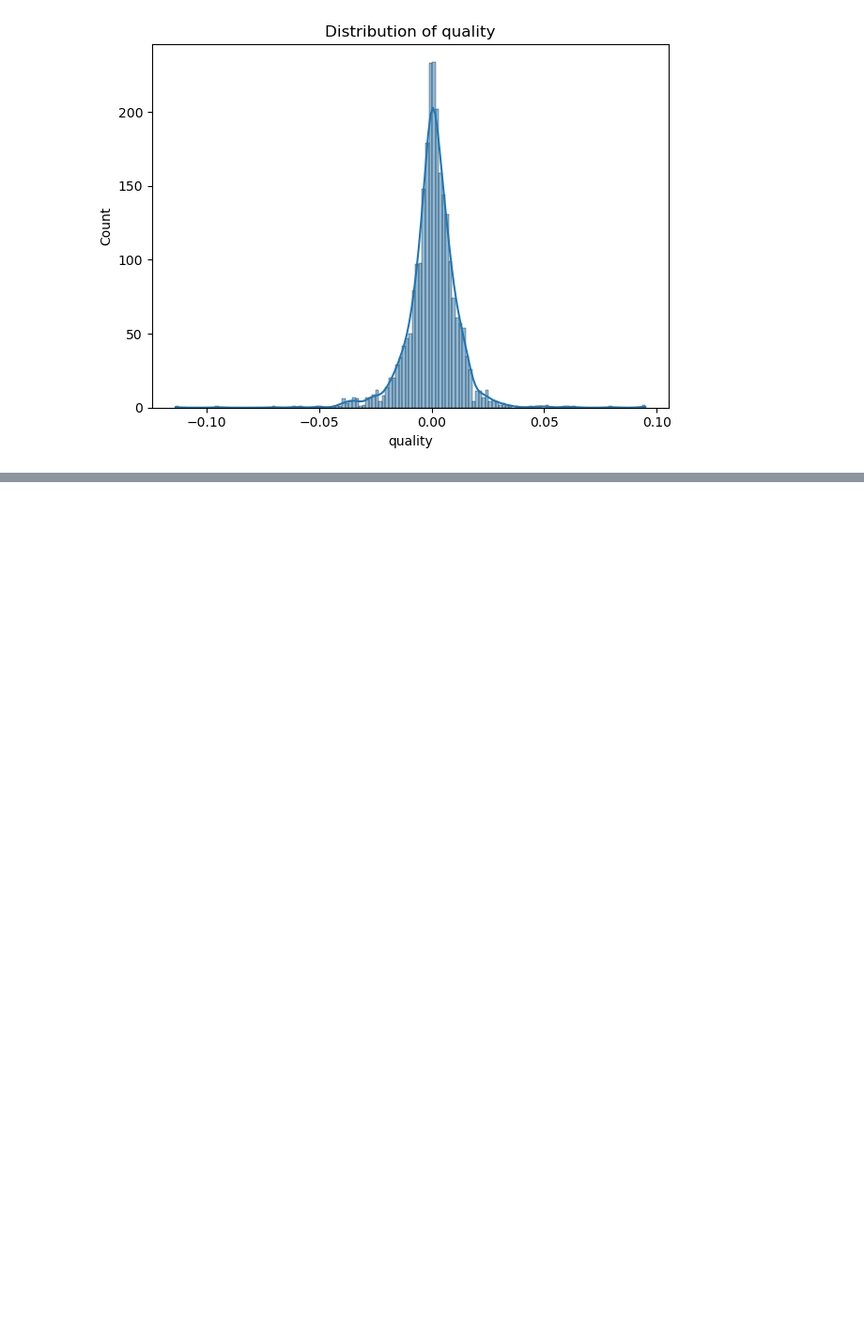
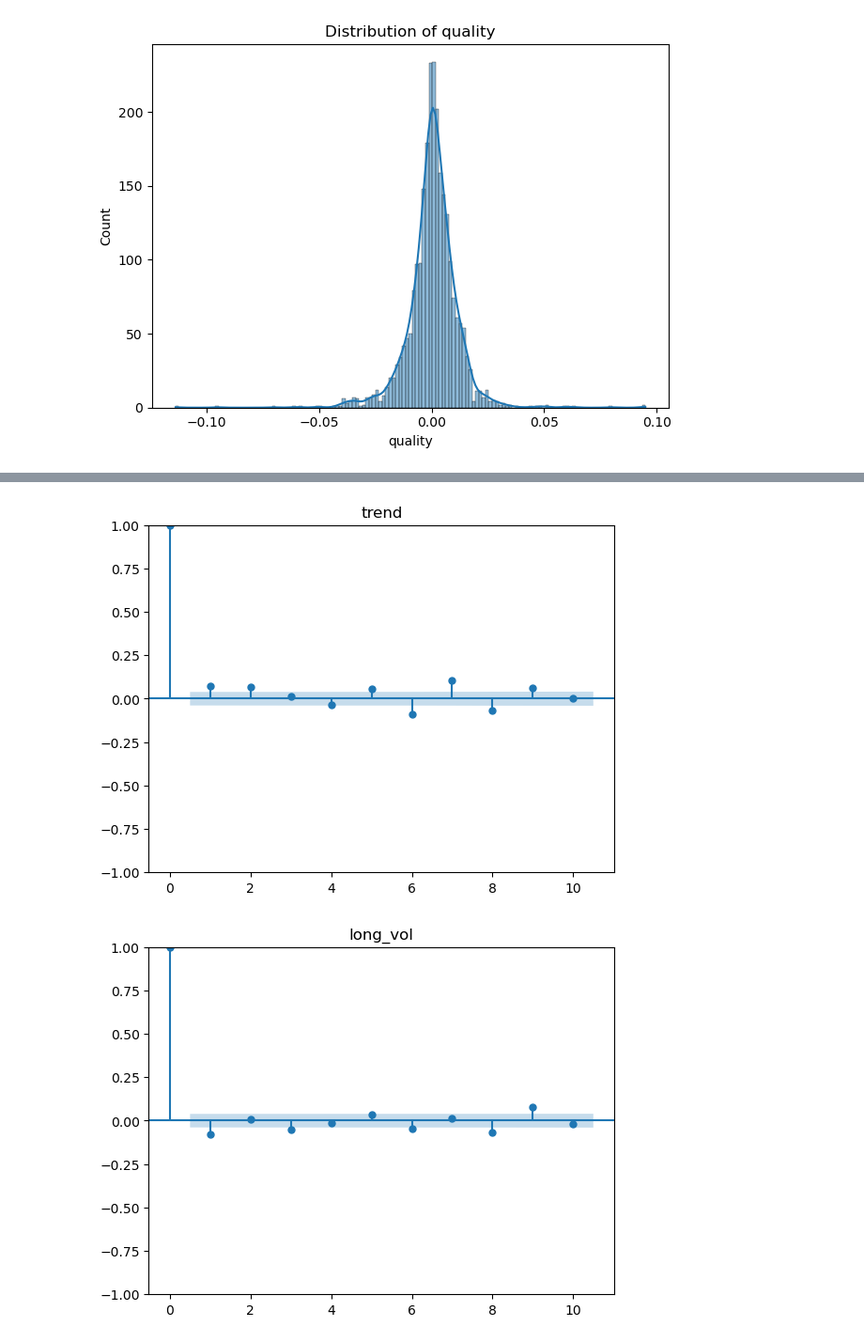
Before and after one commit to jennycpark-ucb/mids-w207-foursigma, a Jupyter notebook: data/eda_jenny.ipynb, the cells around one changed output, grey strips where cells are left out. Shown at 94% size. Cells and saved outputs as stored; diff of their text form; code cells hidden in the pictures; blank space fills up the shorter version.

```diff
--- a/data/eda_jenny.ipynb
+++ b/data/eda_jenny.ipynb
@@ -114,0 +132,21 @@ sns.pairplot(return_df, diag_kind='kde')
+# %%
+from statsmodels.graphics.tsaplots import plot_acf
+# for col in return_df.columns:
+#     plot_acf(return_df[col], lags=10)
+#     plt.title(f"{col}")
+#     plt.show()
+
+for feat in macro_styles_feats:
+    if feat in return_df.columns:
+        plot_acf(return_df[feat], lags=10)
+        plt.title(f"{feat}")
+        plt.show()
+
+for feat in equity_styles_feats:
+    if feat in return_df.columns:
+        plot_acf(return_df[feat], lags=10)
+        plt.title(f"{feat}")
+        plt.show()
+# %% [output]
+[figure, added]
+[figure, added]
```
Also changed, not shown: parts of 11 cells of this notebook.
